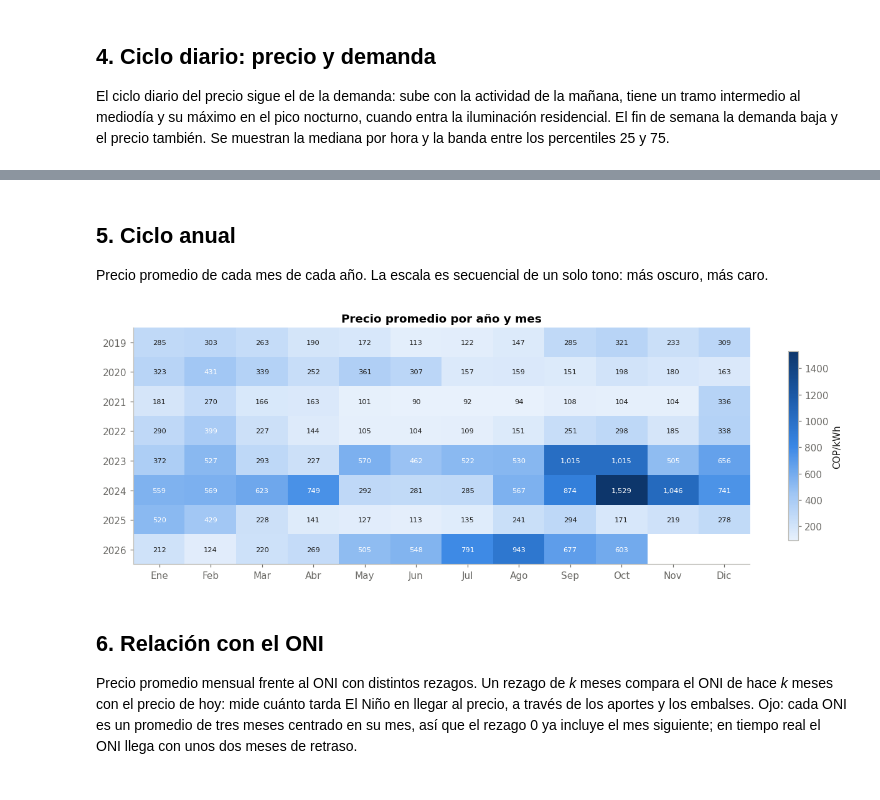
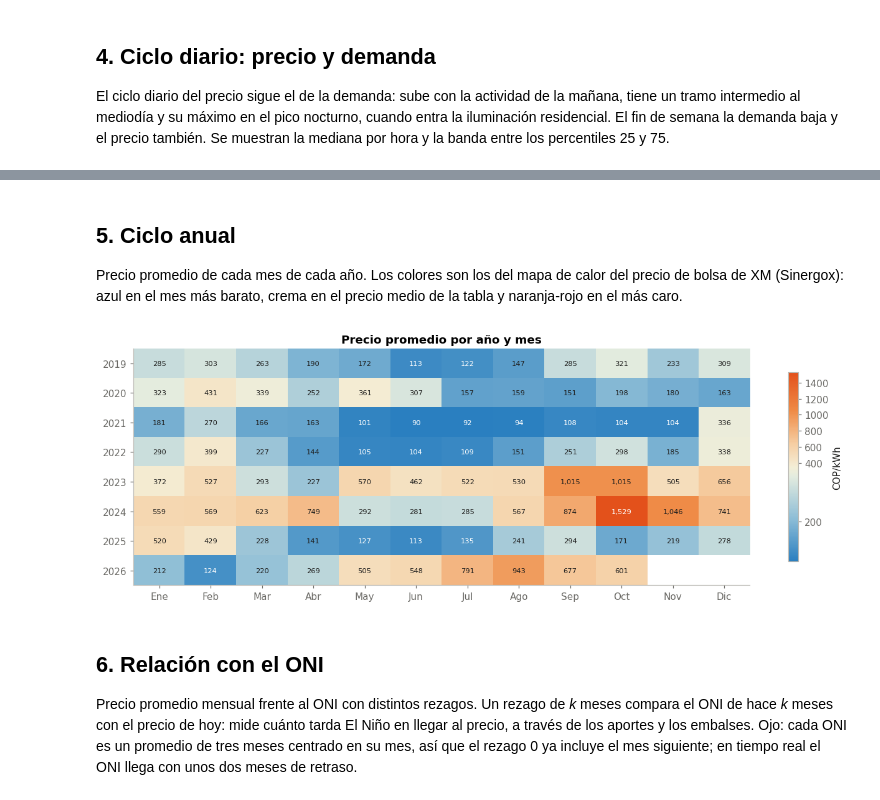
Before and after one commit to Ziskito/xm-spot-price-predictor, a Jupyter notebook: notebooks/03_caracterizacion_precio_juan.ipynb, the cells around one changed output, grey strips where cells are left out. Drawn from its saved outputs; the diff is of its cells as text; code cells hidden in the pictures.

```diff
--- a/notebooks/03_caracterizacion_precio_juan.ipynb
+++ b/notebooks/03_caracterizacion_precio_juan.ipynb
@@ -220,24 +220,33 @@ Frente a un día laboral: sábado -3.8% de demanda y -4.5% de precio; domingo -1
 # %% [markdown]
 ## 5. Ciclo anual
-Precio promedio de cada mes de cada año. La escala es secuencial de un solo tono: más oscuro, más caro.
+Precio promedio de cada mes de cada año. Los colores son los del mapa de calor del precio de bolsa de XM (Sinergox): azul en el mes más barato, crema en el
+precio medio de la tabla y naranja-rojo en el más caro.
 # %%
 g_mes = precio.groupby([precio.index.year, precio.index.month])
 tabla = g_mes.mean().where(g_mes.size() >= 20 * 24).unstack()      # meses con menos de 20 dias de datos: vacios
 tabla.index.name, tabla.columns.name = "año", "mes"
-azules = LinearSegmentedColormap.from_list("azules", ["#e8f1fc", "#9ec5f4", "#3987e5", "#1c5cab", "#0d366b"])
+# escala del mapa de calor del precio de bolsa en Sinergox (XM), la misma del dashboard: azul en el minimo,
+# crema en el valor medio y naranja-rojo en el maximo
+escala_xm = LinearSegmentedColormap.from_list("xm", [(0.0, "#2A7FC0"), (0.22, "#8BBCD6"), (0.45, "#E4ECDF"),
+                                                     (0.5, "#F4EED6"), (0.62, "#F6CFA4"), (0.8, "#EF8A45"),
+                                                     (1.0, "#E3511B")])
+azules = LinearSegmentedColormap.from_list("azules", ["#e8f1fc", "#9ec5f4", "#3987e5", "#1c5cab", "#0d366b"])  # espectrograma
+valores = tabla.to_numpy()
+norma = TwoSlopeNorm(vmin=np.nanmin(valores), vcenter=np.nanmean(valores), vmax=np.nanmax(valores))
 fig, ax = plt.subplots(figsize=(12, 4.2))
-im = ax.imshow(tabla.to_numpy(), cmap=azules, aspect="auto")
+im = ax.imshow(valores, cmap=escala_xm, norm=norma, aspect="auto")
 ax.set_xticks(range(12), ["Ene", "Feb", "Mar", "Abr", "May", "Jun", "Jul", "Ago", "Sep", "Oct", "Nov", "Dic"])
 ax.set_yticks(range(len(tabla)), tabla.index); ax.grid(False)
-for (i, j), v in np.ndenumerate(tabla.to_numpy()):
+for (i, j), v in np.ndenumerate(valores):
     if not np.isnan(v):
+        r, g, b, _ = escala_xm(norma(v))
         ax.text(j, i, f"{v:,.0f}", ha="center", va="center", fontsize=7.5,
-                color="white" if v > np.nanpercentile(tabla, 70) else TINTA)
+                color="white" if 0.2126 * r + 0.7152 * g + 0.0722 * b < 0.55 else TINTA)
 fig.colorbar(im, ax=ax, label="COP/kWh", shrink=.8)
 ax.set_title("Precio promedio por año y mes")
 plt.tight_layout(); plt.show()
 # %% [output]
-[figure, old version]
+[figure, new version]
 # %% [markdown]
 ## 6. Relación con el ONI
 Precio promedio mensual frente al ONI con distintos rezagos. Un rezago de *k* meses compara el ONI de hace *k* meses con
```
Also changed, not shown: parts of 9 cells of this notebook, 14 other files.
